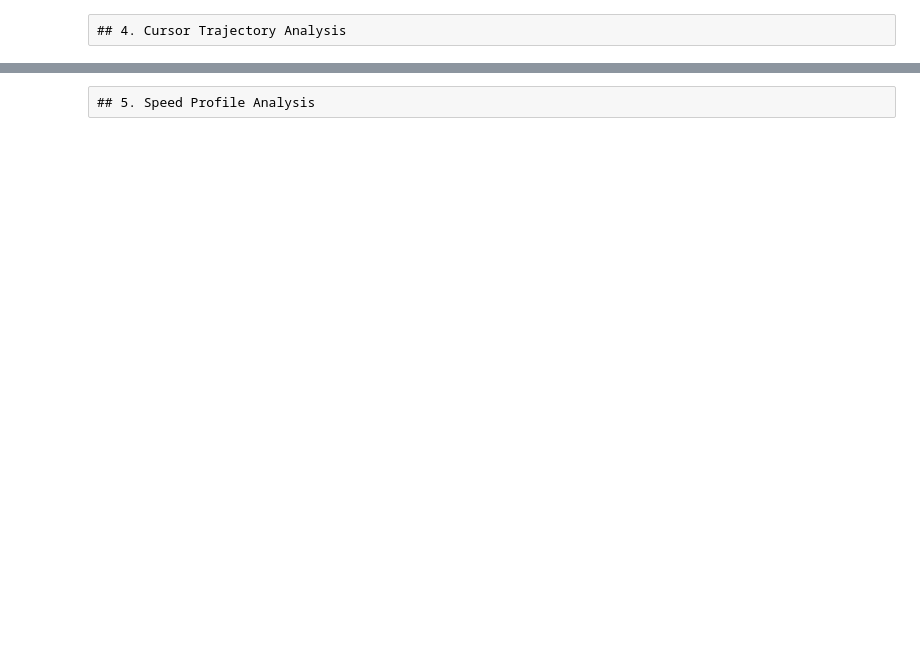
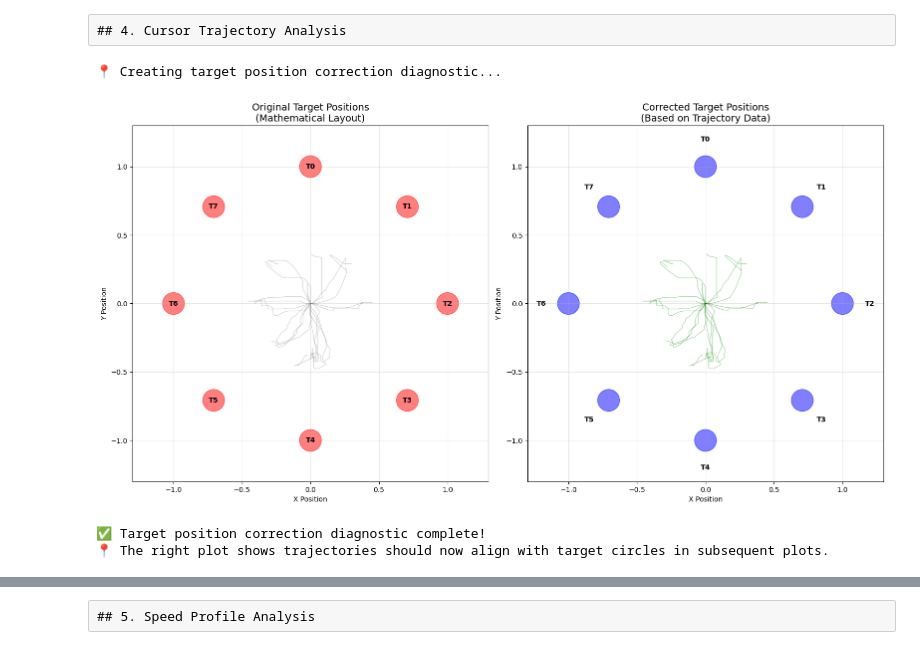
Before and after one commit to nadernik/neural_exploration, a Jupyter notebook: behavioral_feature_exploration.ipynb, the cells around one changed output, grey strips where cells are left out. Cells and saved outputs as stored; diff of their text form; code cells hidden in the pictures; blank space fills up the shorter version.

```diff
--- a/behavioral_feature_exploration.ipynb
+++ b/behavioral_feature_exploration.ipynb
@@ -332,8 +395,8 @@ for target_idx, pos in original_positions.items():
     ax1.text(pos['x'], pos['y'], f'T{target_idx}', ha='center', va='center', fontweight='bold')
 
 # Get dynamic plot limits for better scaling
-x_coords = [pos['x'] for pos in corrected_positions.values()] + [0.0]
-y_coords = [pos['y'] for pos in corrected_positions.values()] + [0.0]
+x_coords = [pos['x'] for pos in plotter.target_positions.values()] + [0.0]
+y_coords = [pos['y'] for pos in plotter.target_positions.values()] + [0.0]
 
 # Calculate appropriate limits with padding
 x_range = max(x_coords) - min(x_coords)
@@ -365,35 +428,40 @@ for trial_num in successful_trials:
     trajectory = features.get('trajectory_data')
     if trajectory is not None and len(trajectory) > 0:
         ax2.plot(trajectory['cursor_x'], trajectory['cursor_y'], 'green', alpha=0.3, linewidth=1)
 
 # Calculate appropriate circle size based on target spacing
-distances = [np.sqrt(pos['x']**2 + pos['y']**2) for pos in corrected_positions.values()]
+distances = [np.sqrt(pos['x']**2 + pos['y']**2) for pos in plotter.target_positions.values()]
 avg_distance = np.mean(distances) if distances else 1.0
 circle_size = max(0.02, min(0.15, avg_distance * 0.08))
 
 # Plot corrected target circles
-for target_idx, pos in corrected_positions.items():
+for target_idx, pos in plotter.target_positions.items():
     circle = plt.Circle((pos['x'], pos['y']), circle_size, color='blue', alpha=0.5)
     ax2.add_patch(circle)
 
     # Scale label position based on target distance
     target_distance = np.sqrt(pos['x']**2 + pos['y']**2)
     label_scale = 1.2 if target_distance > 0.1 else 2.0
     ax2.text(pos['x'] * label_scale, pos['y'] * label_scale, f'T{target_idx}',
              ha='center', va='center', fontweight='bold')
 
 ax2.set_xlim(xlim)
 ax2.set_ylim(ylim)
 ax2.set_aspect('equal')
 ax2.grid(True, alpha=0.3)
 ax2.set_xlabel('X Position')
 ax2.set_ylabel('Y Position')
 
 plt.tight_layout()
 plt.show()
 
 print("✅ Target position correction diagnostic complete!")
 print("📍 The right plot shows trajectories should now align with target circles in subsequent plots.")
+# %% [output]
+📍 Creating target position correction diagnostic...
+[figure, added]
+✅ Target position correction diagnostic complete!
+📍 The right plot shows trajectories should now align with target circles in subsequent plots.
 # %%
 # Plot cursor trajectories - overlaid view
 print("🎯 Creating cursor trajectory plots...")
```
Also changed, not shown: parts of 21 cells of this notebook, 3 other files.
